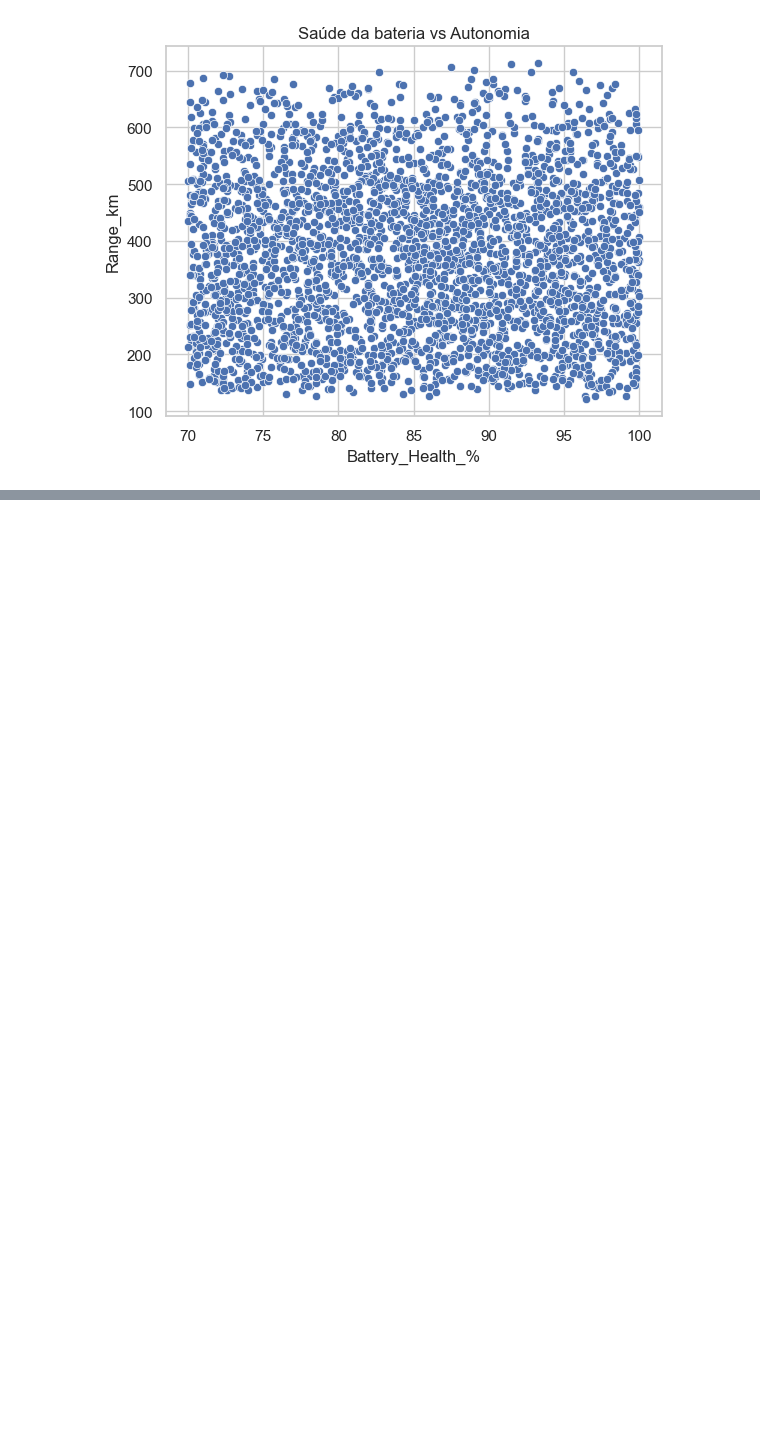
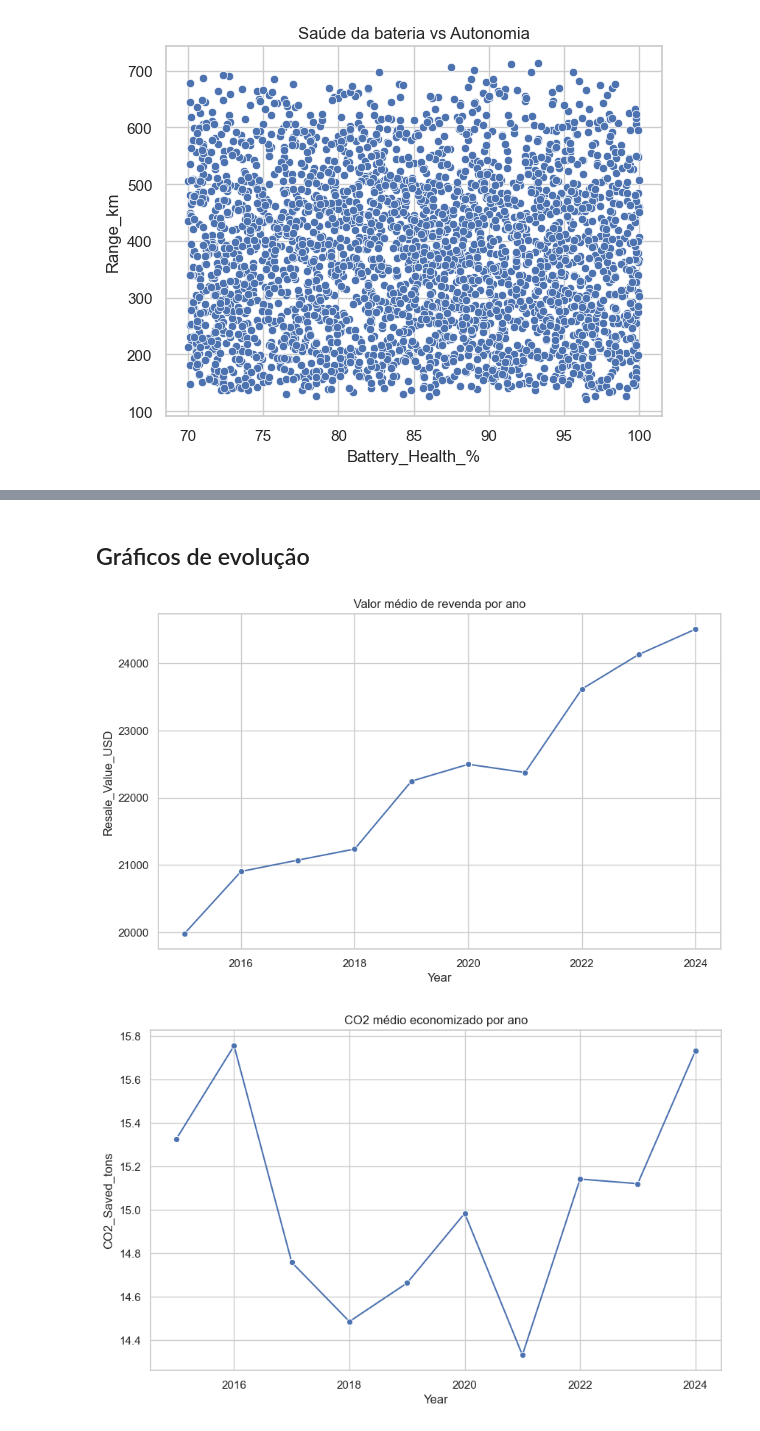
Before and after one commit to felippeximenes/ev-analytics, a Jupyter notebook: notebooks/projeto_veiculos_eletricos.ipynb, the cells around one changed output, grey strips where cells are left out. Saved outputs shown, nothing was run; the diff lists cells and outputs as text; code cells hidden in the pictures; blank space fills up the shorter version.

```diff
--- a/notebooks/projeto_veiculos_eletricos.ipynb
+++ b/notebooks/projeto_veiculos_eletricos.ipynb
@@ -114,0 +147,9 @@ plt.show()
+# %%
+yearly = df.groupby('Year').agg({
+    'Resale_Value_USD': 'mean',
+    'CO2_Saved_tons': 'mean',
+    'Maintenance_Cost_USD': 'mean',
+    'Monthly_Charging_Cost_USD': 'mean'
+}).reset_index()
+
+yearly
@@ -114,0 +168,15 @@ plt.show()
+# %% [markdown]
+## Gráficos de evolução
+# %%
+plt.figure(figsize=(10,6))
+sns.lineplot(data=yearly, x='Year', y='Resale_Value_USD', marker='o')
+plt.title('Valor médio de revenda por ano')
+plt.show()
+
+plt.figure(figsize=(10,6))
+sns.lineplot(data=yearly, x='Year', y='CO2_Saved_tons', marker='o')
+plt.title('CO2 médio economizado por ano')
+plt.show()
+# %% [output]
+[figure, added]
+[figure, added]
```
Also changed, not shown: parts of 23 cells of this notebook, 1 other file.
